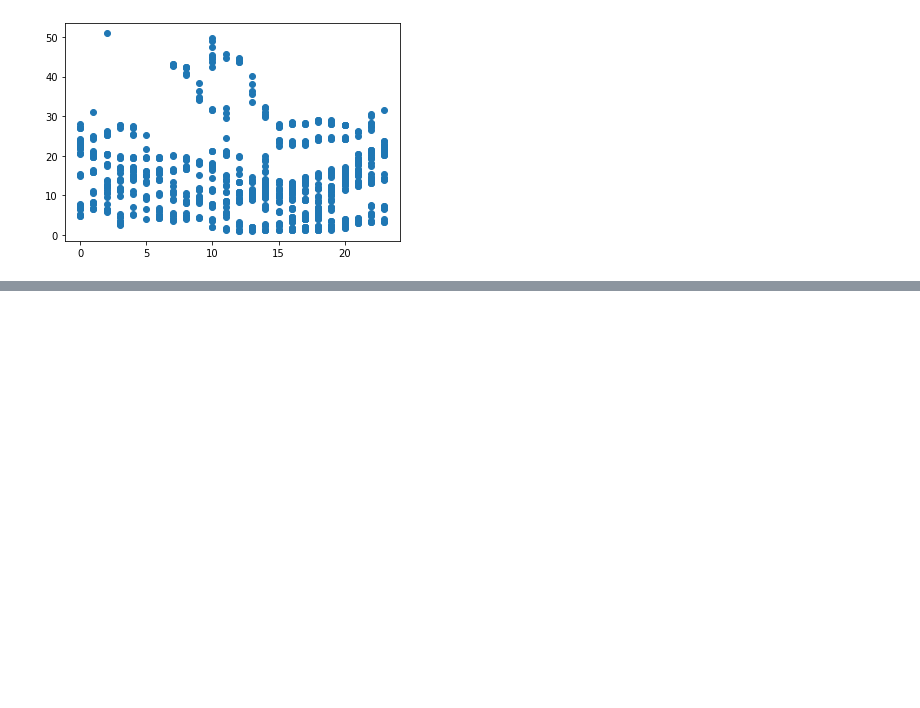
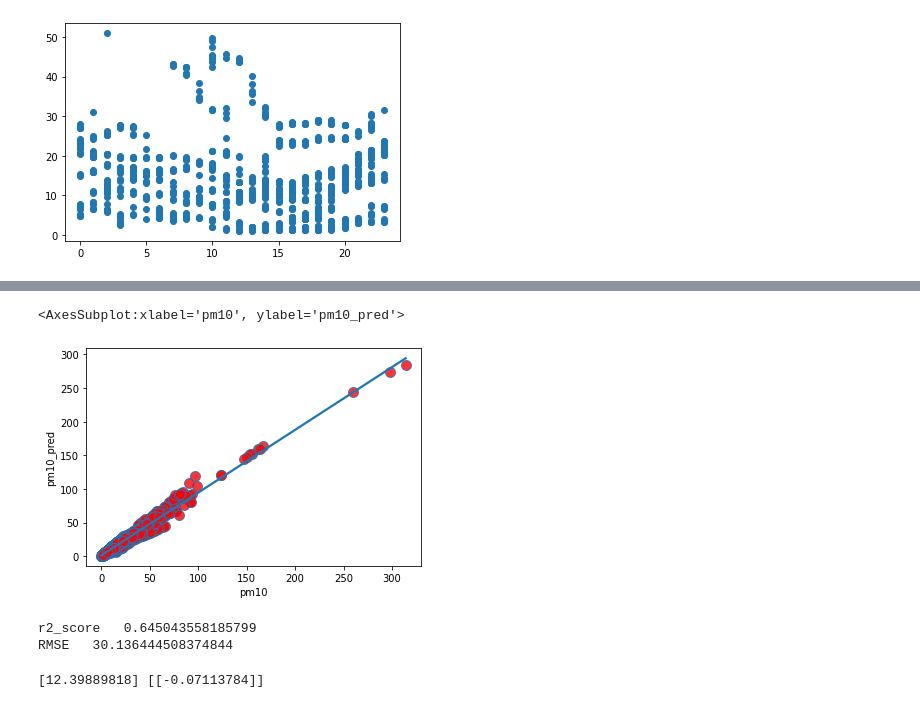
Before and after one commit to art1k20/MatMod, a Jupyter notebook: lab1/lab1.ipynb, the cells around one changed output, grey strips where cells are left out. Cells and saved outputs as stored; diff of their text form; code cells hidden in the pictures; blank space fills up the shorter version.

```diff
--- a/lab1/lab1.ipynb
+++ b/lab1/lab1.ipynb
@@ -196,0 +268,13 @@ plt.show()
+# %%
+X = pd.DataFrame(phenomenon_time_df['pm25'])
+y = pd.DataFrame(phenomenon_time_df['pm10'])
+
+
+
+X_train, X_test, y_train, y_test = train_test_split(X, y, test_size=0.25, random_state=0)
+
+
+
+#print(f"train samples: {len(train)},  test samples {len(test)}")
+
+#train.dropna()
@@ -196,0 +295,5 @@ plt.show()
+# %%
+y_pred = regressor.predict(X_test)
+y_pred = y_pred.flatten()
+y_test['pm10_pred'] = y_pred
+y_test
@@ -196,0 +314,11 @@ plt.show()
+# %%
+sns.regplot(x='pm10', y='pm10_pred', data=y_test, ci=None, scatter_kws={'s':100, 'facecolor':'red'})
+# %% [output]
+<AxesSubplot:xlabel='pm10', ylabel='pm10_pred'>
+[figure, added]
+# %%
+print(f"r2_score  ", r2_score(X_test, y_pred))
+print(f"RMSE  ", mean_squared_error(X_test, y_pred, squared=True), '\n\n')
+# %% [output]
+r2_score   0.645043558185799
+RMSE   30.136444508374844
@@ -196,0 +332,6 @@ plt.show()
+# %%
+regressor = LinearRegression()
+regressor.fit(X_train,y_train)
+print(regressor.intercept_, regressor.coef_)
+# %% [output]
+[12.39889818] [[-0.07113784]]
```
Also changed, not shown: parts of 15 cells of this notebook.
